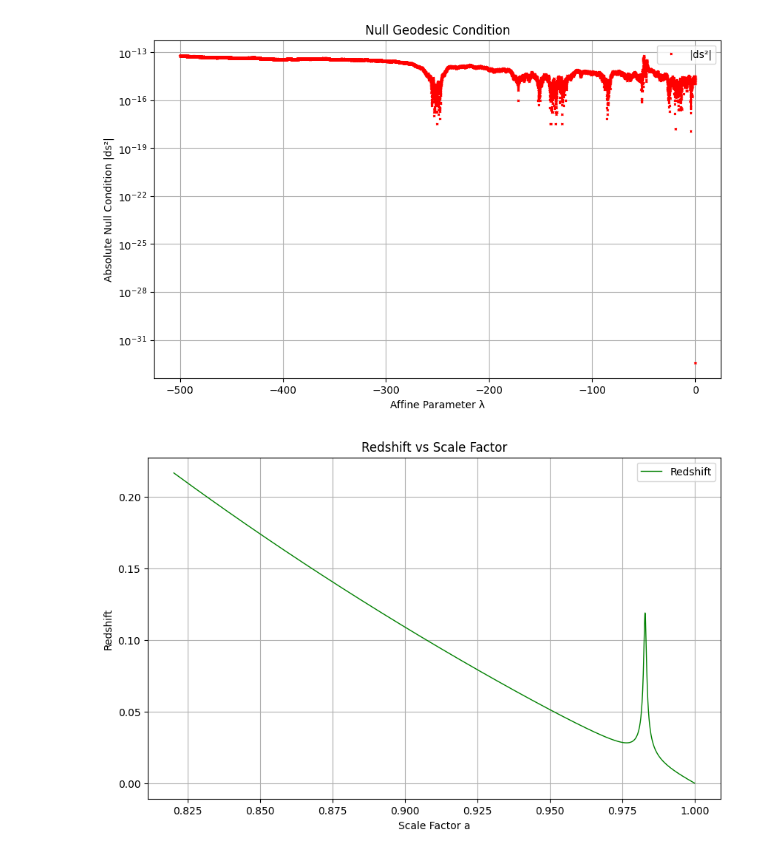
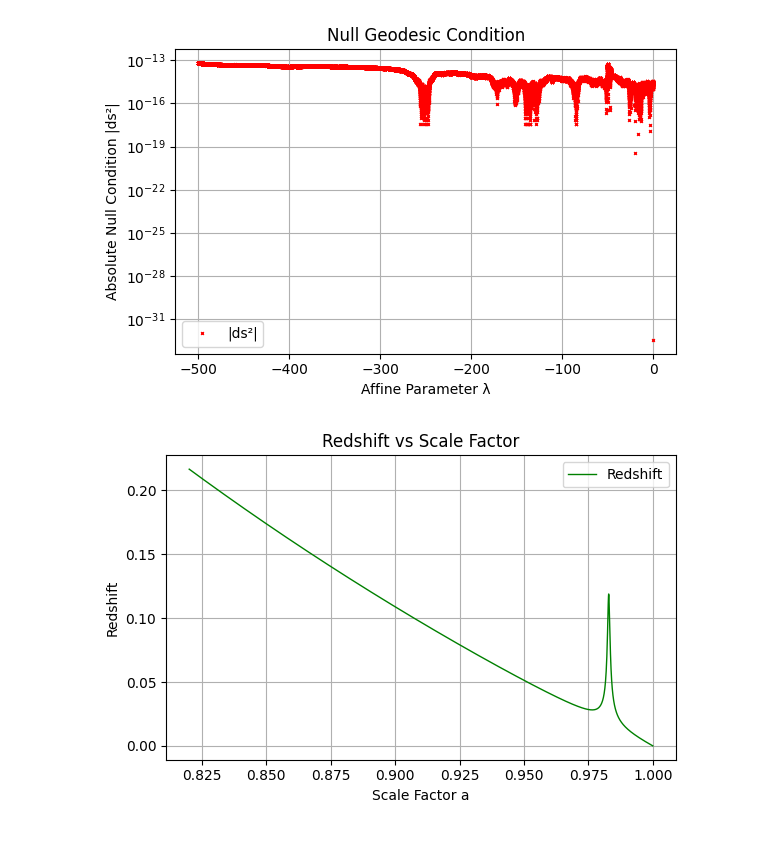
Before and after one commit to rafisics/null-geodesics, a Jupyter notebook: null-geodesics-new.ipynb, the cells around one changed output. Drawn from its saved outputs; the diff is of its cells as text; code cells hidden in the pictures.

```diff
--- a/null-geodesics-new.ipynb
+++ b/null-geodesics-new.ipynb
@@ -150,7 +167,7 @@ def geodesic(l, h):
     return dhdl
 # %%
 # Affine parameter
-l = np.linspace(0, -500, 20000)  # Reduced range for stability
+l = np.linspace(0, -500, 60000)  # Increased resolution for smoother plots
 
 # Integrate
 sol = solve_ivp(geodesic, [0, -500], h0, method='LSODA', rtol=1e-13, atol=1e-15, t_eval=l, max_step=0.05)
@@ -239,27 +268,29 @@ plt.show()
 # %%
 # Null condition plot
-plt.figure(figsize=(10, 6))
+plt.figure(figsize=(6, 4))
 plt.plot(l, np.abs(null_condition), 'rx', markersize=2, label='|ds²|')
 plt.yscale('log')
 plt.xlabel('Affine Parameter λ')
 plt.ylabel('Absolute Null Condition |ds²|')
 plt.title('Null Geodesic Condition')
 plt.legend()
 plt.grid(True)
+plt.tight_layout()
 plt.show()
 # %% [output]
-[figure, old version]
+[figure, new version]
 # %%
 # Redshift plot
-plt.figure(figsize=(10, 6))
+plt.figure(figsize=(6, 4))
 plt.plot(a, redshift, 'g-', linewidth=1, label='Redshift')
 plt.xlabel('Scale Factor a')
 plt.ylabel('Redshift')
 plt.title('Redshift vs Scale Factor')
 plt.legend()
 plt.grid(True)
+plt.tight_layout()
 plt.show()
 # %% [output]
-[figure, old version]
+[figure, new version]
 # %%
 # Deflection angle vs λ
```
Also changed, not shown: parts of 11 cells of this notebook, 1 other file.
